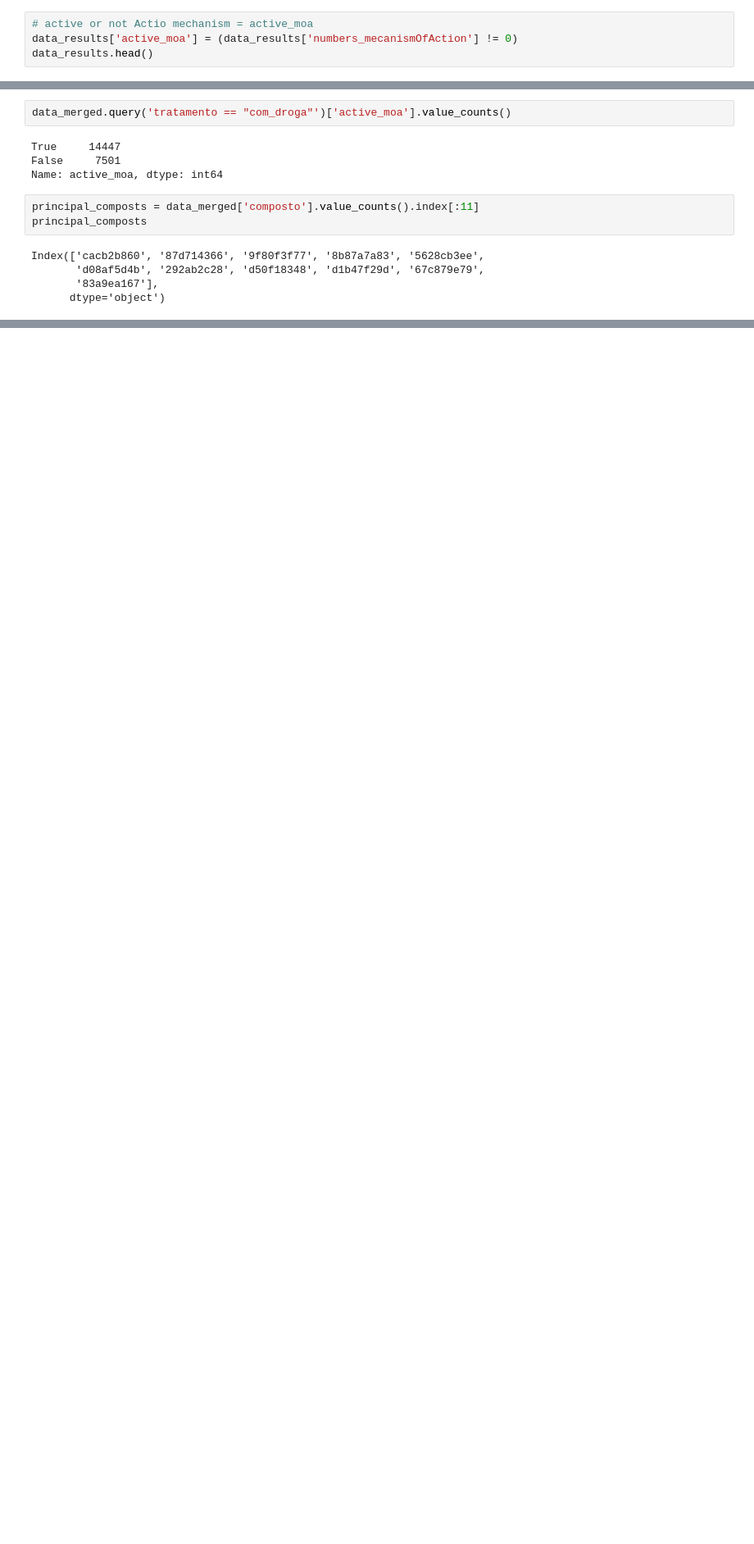
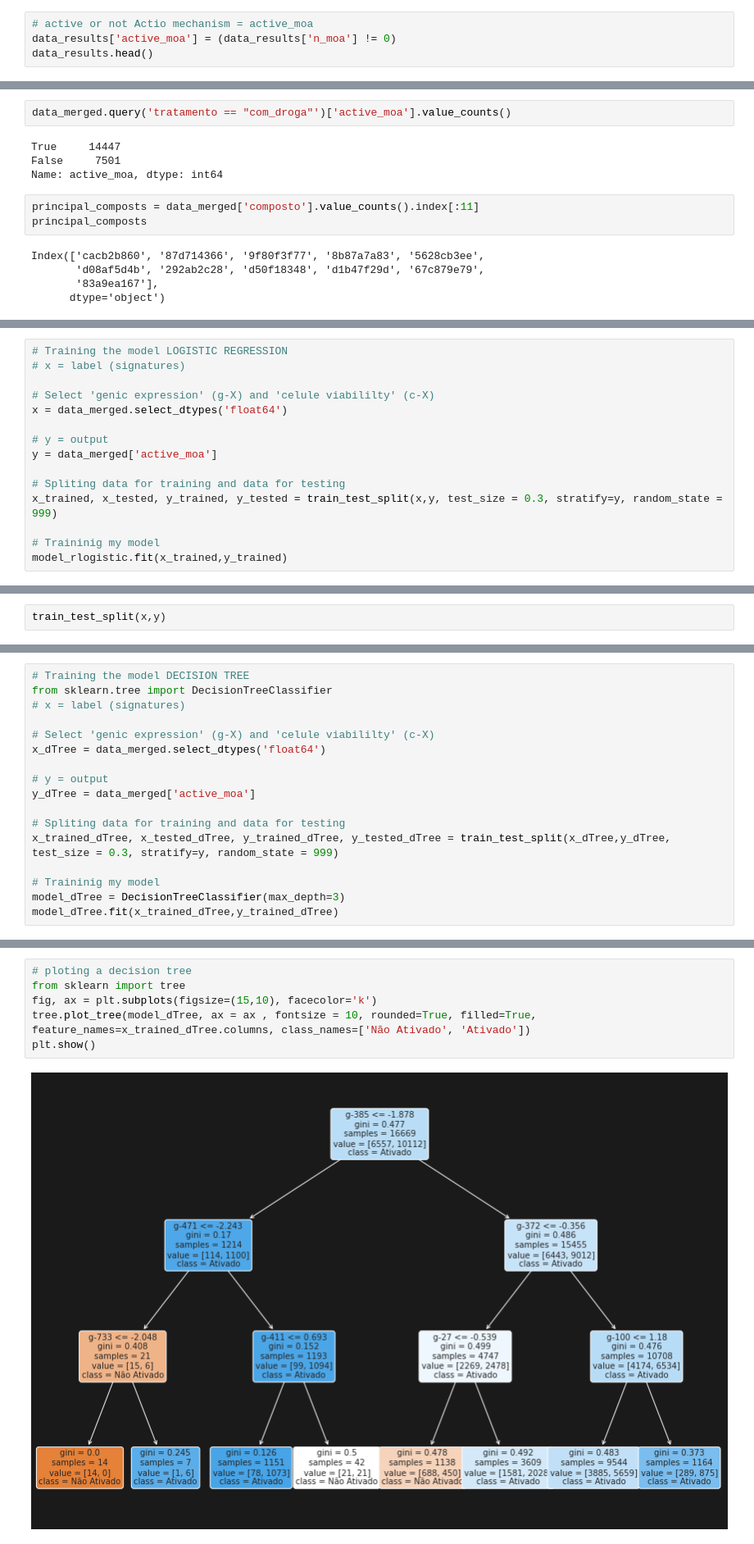
Before and after one commit to rlatorraca/PharmaceuticalsDiscovery, a Jupyter notebook: PharmaceuticalsDiscovery_.ipynb, the cells around one changed output, grey strips where cells are left out. Shown at 82% size. Saved outputs shown, nothing was run; the diff lists cells and outputs as text; blank space fills up the shorter version.

```diff
--- a/PharmaceuticalsDiscovery_.ipynb
+++ b/PharmaceuticalsDiscovery_.ipynb
@@ -681,6 +681,6 @@ data_results.head()
 # %%
 # active or not Actio mechanism = active_moa
-data_results['active_moa'] = (data_results['numbers_mecanismOfAction'] != 0)
+data_results['active_moa'] = (data_results['n_moa'] != 0)
 data_results.head()
 # %% [output]
 |  | id | 5-alpha_reductase_inhibitor | 11-beta-hsd1_inhibitor | acat_inhibitor | acetylcholine_receptor_agonist | ... |
@@ -756,0 +772,15 @@ sns.catplot(data=data_merged.query('composto in @principal_composts'), y='g-0',
+# %%
+# Training the model LOGISTIC REGRESSION
+# x = label (signatures)
+
+# Select 'genic expression' (g-X) and 'celule viabililty' (c-X)
+x = data_merged.select_dtypes('float64')
+
+# y = output
+y = data_merged['active_moa']
+
+# Spliting data for training and data for testing
+x_trained, x_tested, y_trained, y_tested = train_test_split(x,y, test_size = 0.3, stratify=y, random_state = 999)
+
+# Traininig my model
+model_rlogistic.fit(x_trained,y_trained)
@@ -756,0 +798,2 @@ sns.catplot(data=data_merged.query('composto in @principal_composts'), y='g-0',
+# %%
+train_test_split(x,y)
@@ -756,0 +855,17 @@ sns.catplot(data=data_merged.query('composto in @principal_composts'), y='g-0',
+# %%
+# Training the model DECISION TREE
+from sklearn.tree import DecisionTreeClassifier
+# x = label (signatures)
+
+# Select 'genic expression' (g-X) and 'celule viabililty' (c-X)
+x_dTree = data_merged.select_dtypes('float64')
+
+# y = output
+y_dTree = data_merged['active_moa']
+
+# Spliting data for training and data for testing
+x_trained_dTree, x_tested_dTree, y_trained_dTree, y_tested_dTree = train_test_split(x_dTree,y_dTree, test_size = 0.3, stratify=y, random_state = 999)
+
+# Traininig my model
+model_dTree = DecisionTreeClassifier(max_depth=3)
+model_dTree.fit(x_trained_dTree,y_trained_dTree)
@@ -756,0 +883,8 @@ sns.catplot(data=data_merged.query('composto in @principal_composts'), y='g-0',
+# %%
+# ploting a decision tree
+from sklearn import tree
+fig, ax = plt.subplots(figsize=(15,10), facecolor='k')
+tree.plot_tree(model_dTree, ax = ax , fontsize = 10, rounded=True, filled=True, feature_names=x_trained_dTree.columns, class_names=['Não Ativado', 'Ativado'])
+plt.show()
+# %% [output]
+[figure, added]
```
Also changed, not shown: parts of 19 cells of this notebook, 1 other file.
